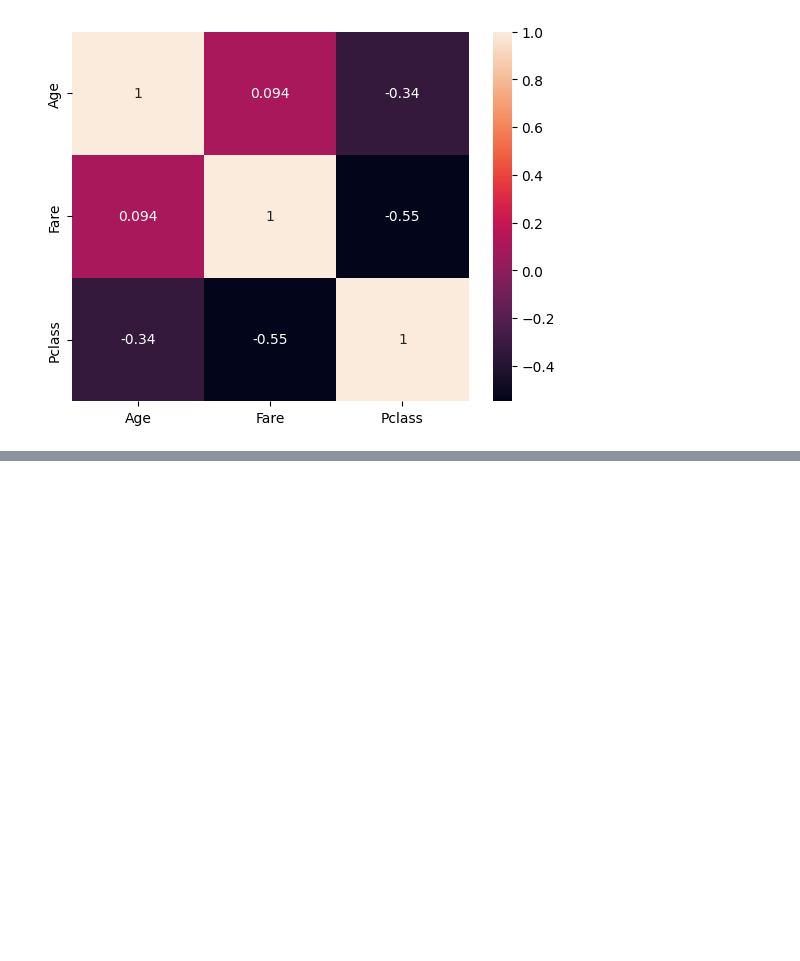
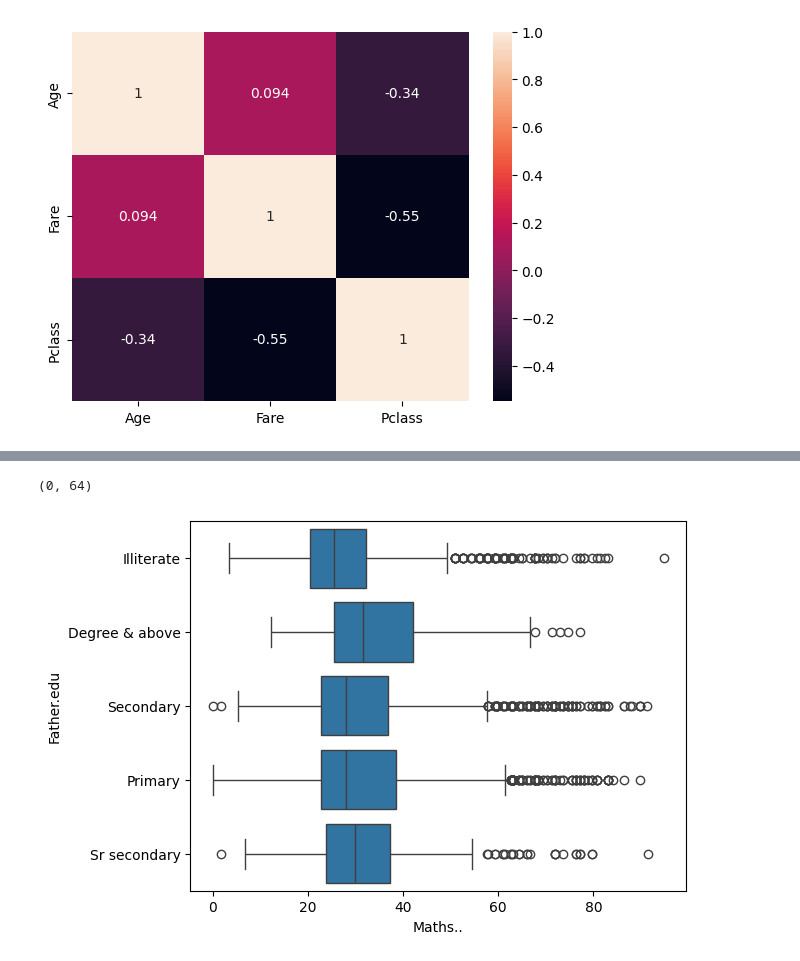
Before and after one commit to monikaa947/Upgrad-Learning, a Jupyter notebook: EDA_Analysis_techniques.ipynb, the cells around one changed output, grey strips where cells are left out. Cells and saved outputs as stored; diff of their text form; code cells hidden in the pictures; blank space fills up the shorter version.

```diff
--- a/EDA_Analysis_techniques.ipynb
+++ b/EDA_Analysis_techniques.ipynb
@@ -229,0 +477,2 @@ plt.show()
+# %%
+nas_df = pd.read_csv("EDA_nas.csv")
@@ -229,0 +511,12 @@ plt.show()
+# %%
+nas_df.dropna(inplace=True)
+# %%
+nas_df.shape
+# %% [output]
+(0, 64)
+# %%
+# sns.histplot(y=nas_df['Science..'],x=nas_df['Watch.TV'])
+sns.boxplot(x=nas_df['Maths..'],y=nas_df['Father.edu'])
+plt.show()
+# %% [output]
+[figure, added]
```
Also changed, not shown: parts of 43 cells of this notebook.
